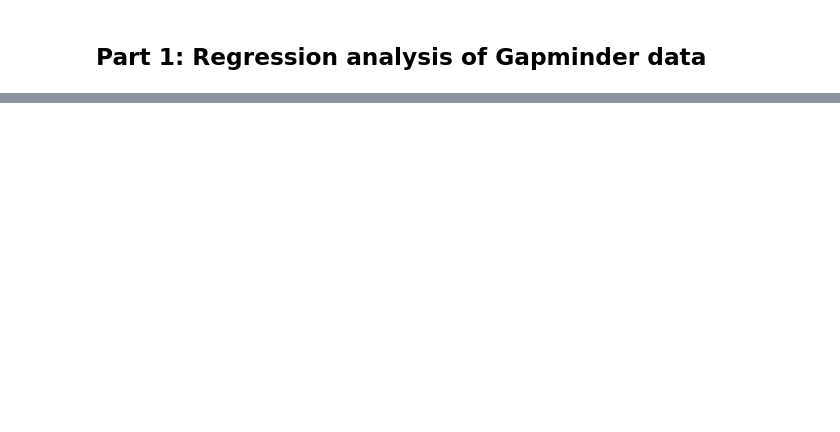
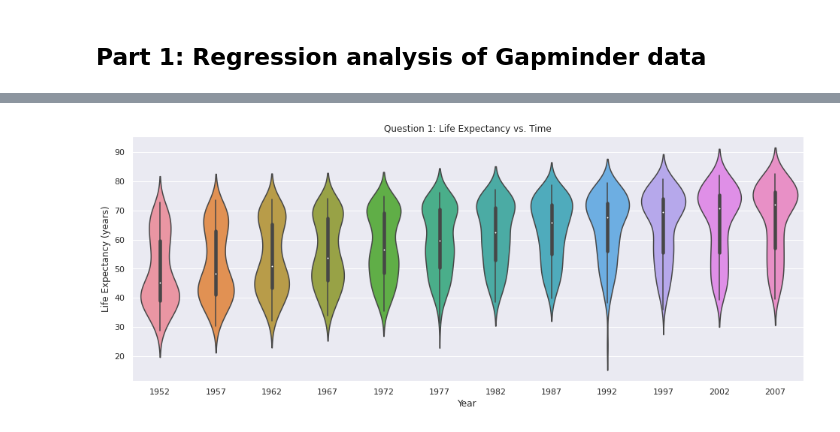
Before and after one commit to jerrycatron/spring2021, a Jupyter notebook: project3/Project 3 Assignment.ipynb, the cells around one changed output, grey strips where cells are left out. Saved outputs shown, nothing was run; the diff lists cells and outputs as text; code cells hidden in the pictures; blank space fills up the shorter version.

```diff
--- a/project3/Project 3 Assignment.ipynb
+++ b/project3/Project 3 Assignment.ipynb
@@ -28,0 +129,11 @@ IndentationError: unexpected indent (<ipython-input-2-b73c88406801>, line 2)
+# %%
+# Matplotlib formatting tweaks
+plt.figure(figsize=(16,6)) # Increases size of the plot
+plt.title('Question 1: Life Expectancy vs. Time')
+
+# Plotting using Seaborn
+sns.violinplot(data=data, x='year', y='lifeExp')
+plt.xlabel('Year')
+plt.ylabel('Life Expectancy (years)');
+# %% [output]
+[figure, added]
```
Also changed, not shown: parts of 45 cells of this notebook, 5 other files.
